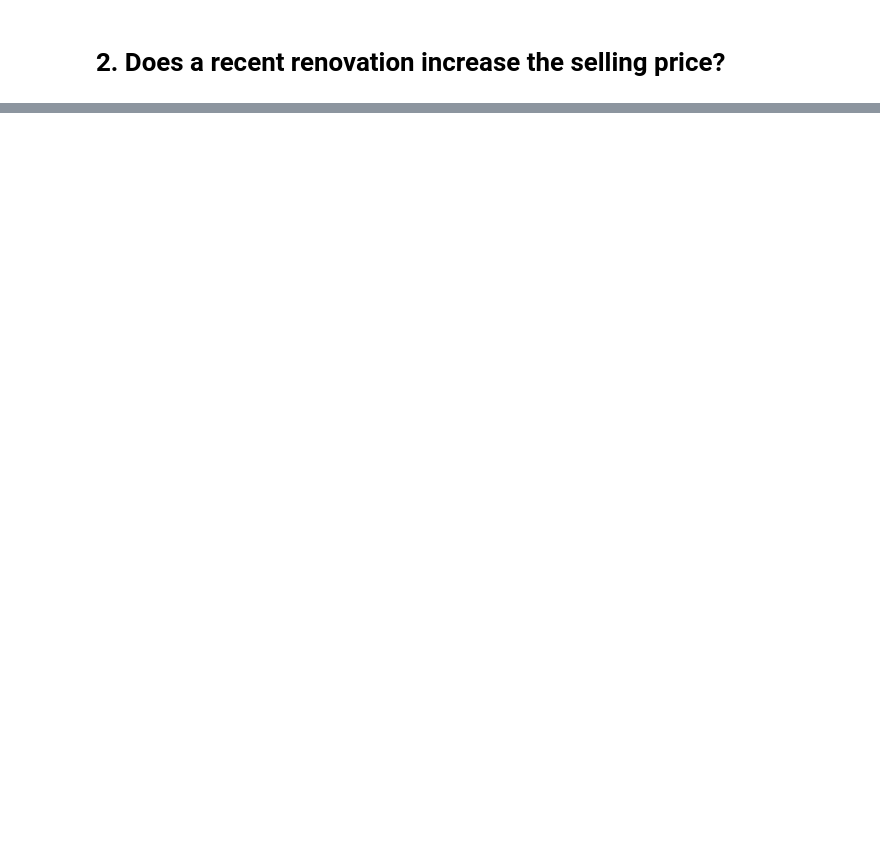
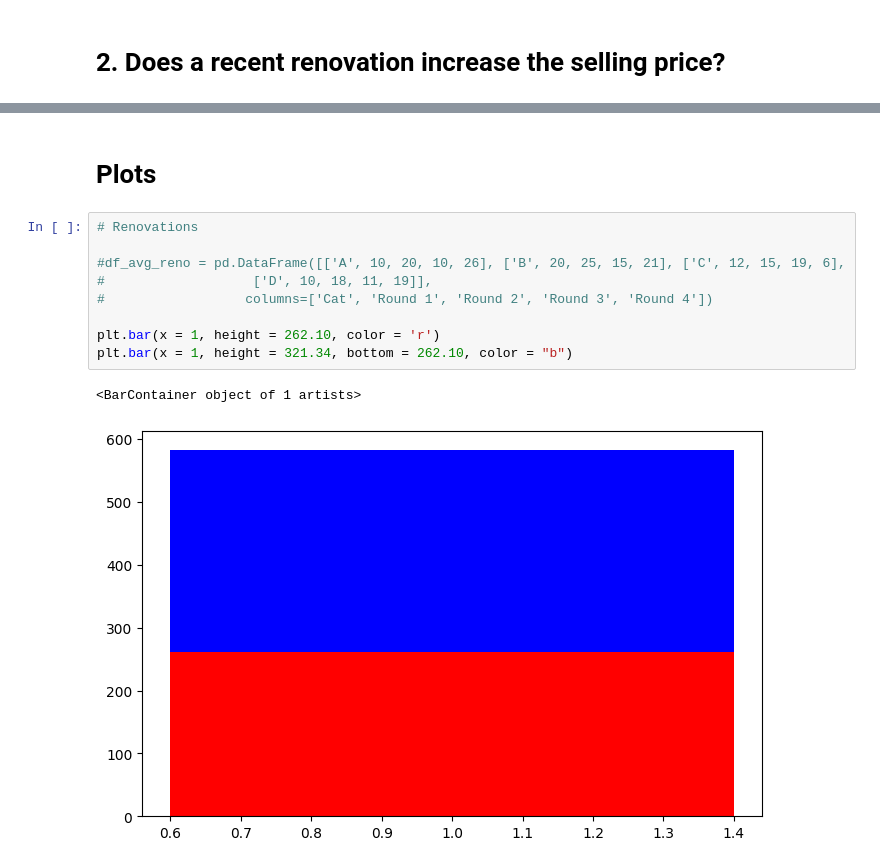
Before and after one commit to jan-schlautmann/ds-eda-housing-project, a Jupyter notebook: EDA.ipynb, the cells around one changed output, grey strips where cells are left out. Saved outputs shown, nothing was run; the diff lists cells and outputs as text; blank space fills up the shorter version.

```diff
--- a/EDA.ipynb
+++ b/EDA.ipynb
@@ -322,0 +409,14 @@ df[df.yr_built < 2000]
+# %% [markdown]
+# Plots
+# %%
+# Renovations
+
+#df_avg_reno = pd.DataFrame([['A', 10, 20, 10, 26], ['B', 20, 25, 15, 21], ['C', 12, 15, 19, 6],
+#                   ['D', 10, 18, 11, 19]],
+#                  columns=['Cat', 'Round 1', 'Round 2', 'Round 3', 'Round 4'])
+
+plt.bar(x = 1, height = 262.10, color = 'r')
+plt.bar(x = 1, height = 321.34, bottom = 262.10, color = "b")
+# %% [output]
+<BarContainer object of 1 artists>
+[figure, added]
```
Also changed, not shown: parts of 14 cells of this notebook.
